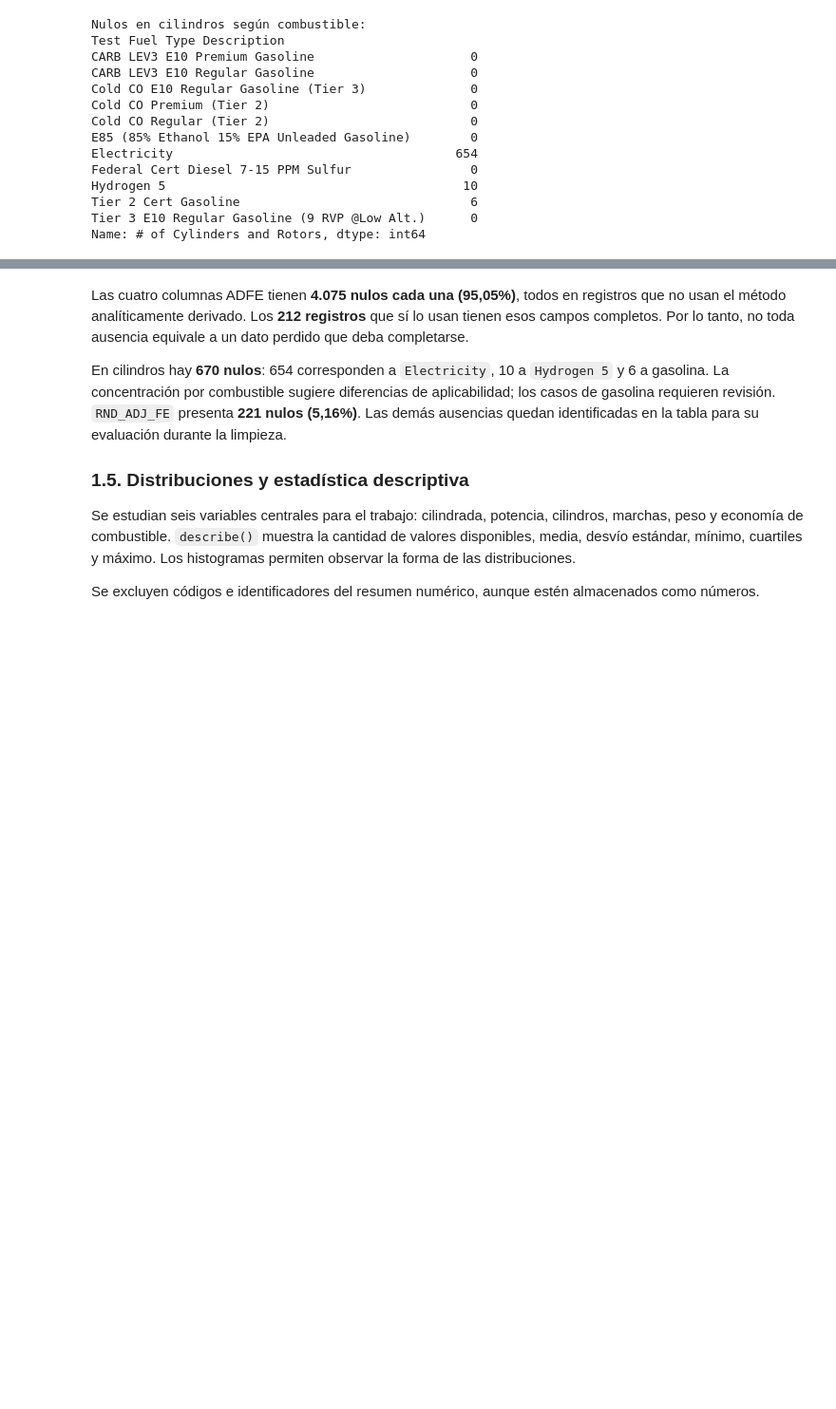
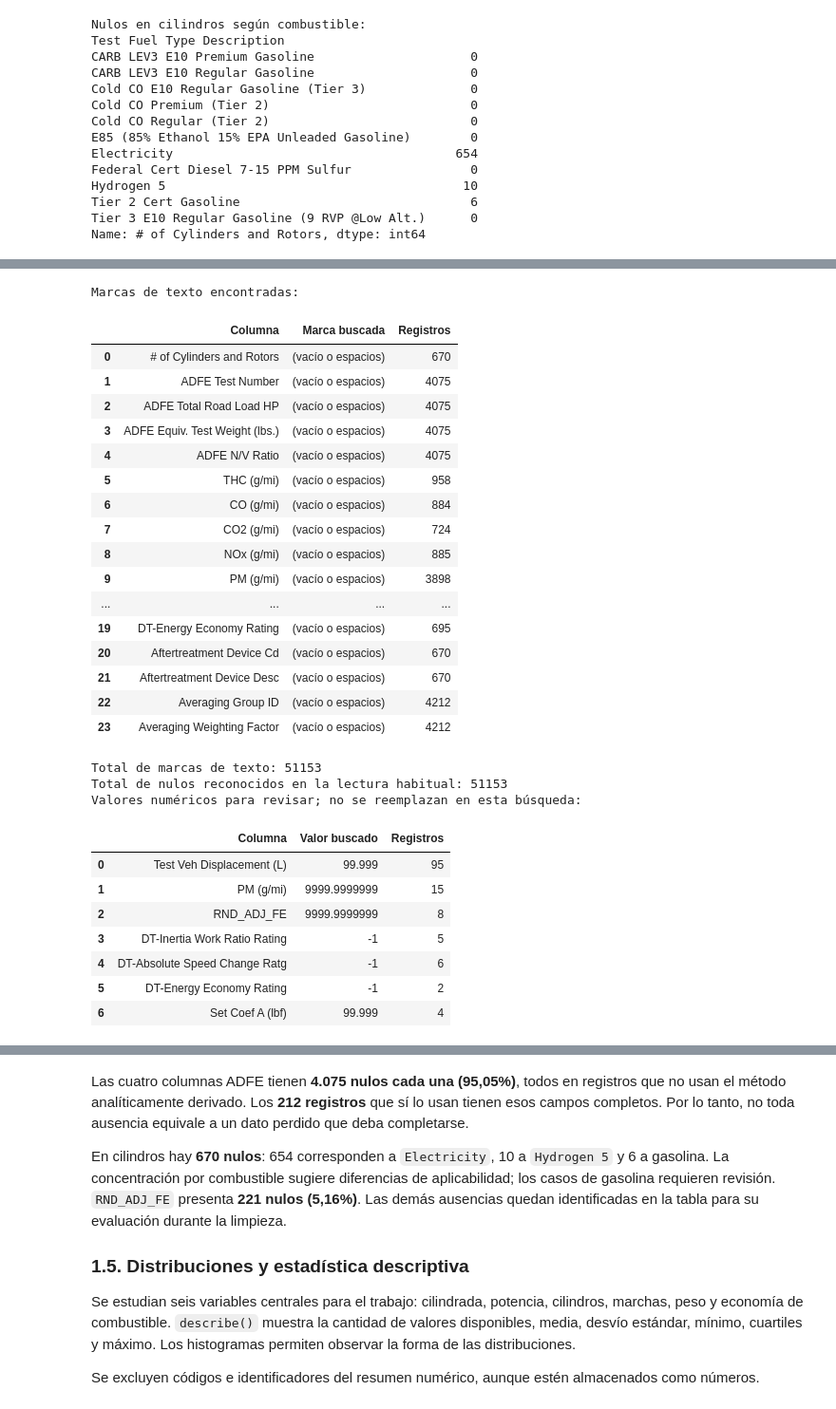
Before and after one commit to rodrigo1git/TPE-Fundamentos-de-Ciencia-de-Datos, a Jupyter notebook: TPE.ipynb, the cells around one changed output, grey strips where cells are left out. Shown at 95% size. Cells and saved outputs as stored; diff of their text form; code cells hidden in the pictures; blank space fills up the shorter version.

```diff
--- a/TPE.ipynb
+++ b/TPE.ipynb
@@ -221,0 +228,62 @@ Name: # of Cylinders and Rotors, dtype: int64
+# %%
+datos_marcas = pd.read_excel(archivo, sheet_name='Sheet1', keep_default_na=False)
+
+marcas_texto = ['', '-', '--', '?', 'na', 'n/a', 'n.a.', 'nan', 'null',
+                'none', 'unknown', 'not applicable', 'n/d', 's/d',
+                'sin dato', 'sin datos']
+revision_texto = []
+for columna in datos_marcas.columns:
+    valores = datos_marcas[columna].astype(str).str.strip().str.lower()
+    frecuencias = valores.value_counts()
+    for marca in marcas_texto:
+        if marca in frecuencias.index:
+            revision_texto.append([columna, '(vacío o espacios)' if marca == '' else marca,
+                                   frecuencias[marca]])
+
+print('Marcas de texto encontradas:')
+display(pd.DataFrame(revision_texto, columns=['Columna', 'Marca buscada', 'Registros']))
+print('Total de marcas de texto:', sum(fila[2] for fila in revision_texto))
+print('Total de nulos reconocidos en la lectura habitual:', datos.isna().sum().sum())
+
+marcas_numericas = [-1, -9, -99, -999, 99.999, 9999, 99999, 9999.9999999]
+revision_numerica = []
+for columna in datos.select_dtypes(include='number').columns:
+    frecuencias = datos[columna].value_counts()
+    for marca in marcas_numericas:
+        if marca in frecuencias.index:
+            revision_numerica.append([columna, str(marca), frecuencias[marca]])
+
+print('Valores numéricos para revisar; no se reemplazan en esta búsqueda:')
+tabla_marcas_numericas = pd.DataFrame(revision_numerica,
+                                    columns=['Columna', 'Valor buscado', 'Registros'])
+display(tabla_marcas_numericas)
+# %% [output]
+Marcas de texto encontradas:
+|  | Columna | Marca buscada | Registros |
+| 0 | # of Cylinders and Rotors | (vacío o espacios) | 670 |
+| 1 | ADFE Test Number | (vacío o espacios) | 4075 |
+| 2 | ADFE Total Road Load HP | (vacío o espacios) | 4075 |
+| 3 | ADFE Equiv. Test Weight (lbs.) | (vacío o espacios) | 4075 |
+| 4 | ADFE N/V Ratio | (vacío o espacios) | 4075 |
+| 5 | THC (g/mi) | (vacío o espacios) | 958 |
+| 6 | CO (g/mi) | (vacío o espacios) | 884 |
+| 7 | CO2 (g/mi) | (vacío o espacios) | 724 |
+| 8 | NOx (g/mi) | (vacío o espacios) | 885 |
+| 9 | PM (g/mi) | (vacío o espacios) | 3898 |
+| ... | ... | ... | ... |
+| 19 | DT-Energy Economy Rating | (vacío o espacios) | 695 |
+| 20 | Aftertreatment Device Cd | (vacío o espacios) | 670 |
+| 21 | Aftertreatment Device Desc | (vacío o espacios) | 670 |
+| 22 | Averaging Group ID | (vacío o espacios) | 4212 |
+| 23 | Averaging Weighting Factor | (vacío o espacios) | 4212 |
+Total de marcas de texto: 51153
+Total de nulos reconocidos en la lectura habitual: 51153
+Valores numéricos para revisar; no se reemplazan en esta búsqueda:
+|  | Columna | Valor buscado | Registros |
+| 0 | Test Veh Displacement (L) | 99.999 | 95 |
+| 1 | PM (g/mi) | 9999.9999999 | 15 |
+| 2 | RND_ADJ_FE | 9999.9999999 | 8 |
+| 3 | DT-Inertia Work Ratio Rating | -1 | 5 |
+| 4 | DT-Absolute Speed Change Ratg | -1 | 6 |
+| 5 | DT-Energy Economy Rating | -1 | 2 |
+| 6 | Set Coef A (lbf) | 99.999 | 4 |
```
Also changed, not shown: parts of 2 cells of this notebook, 1 other file.
